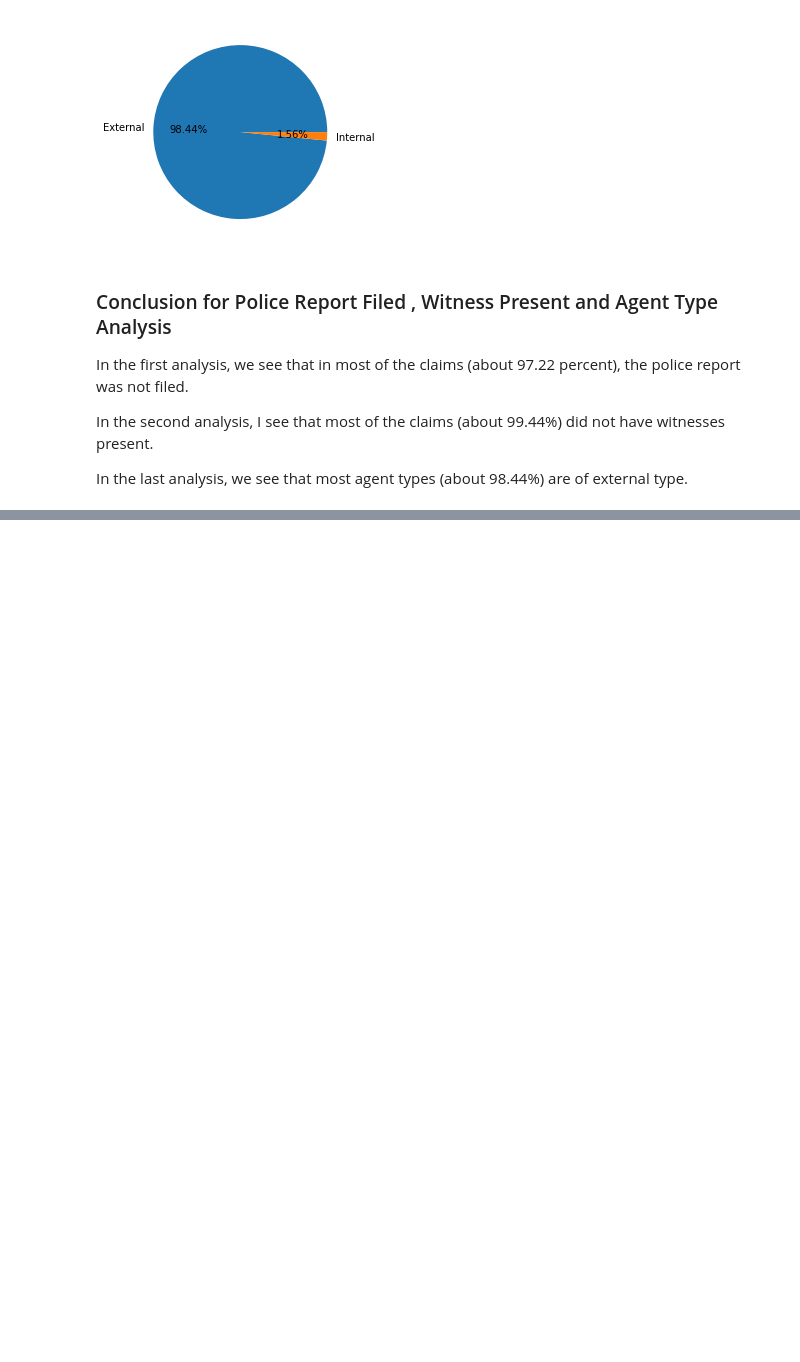
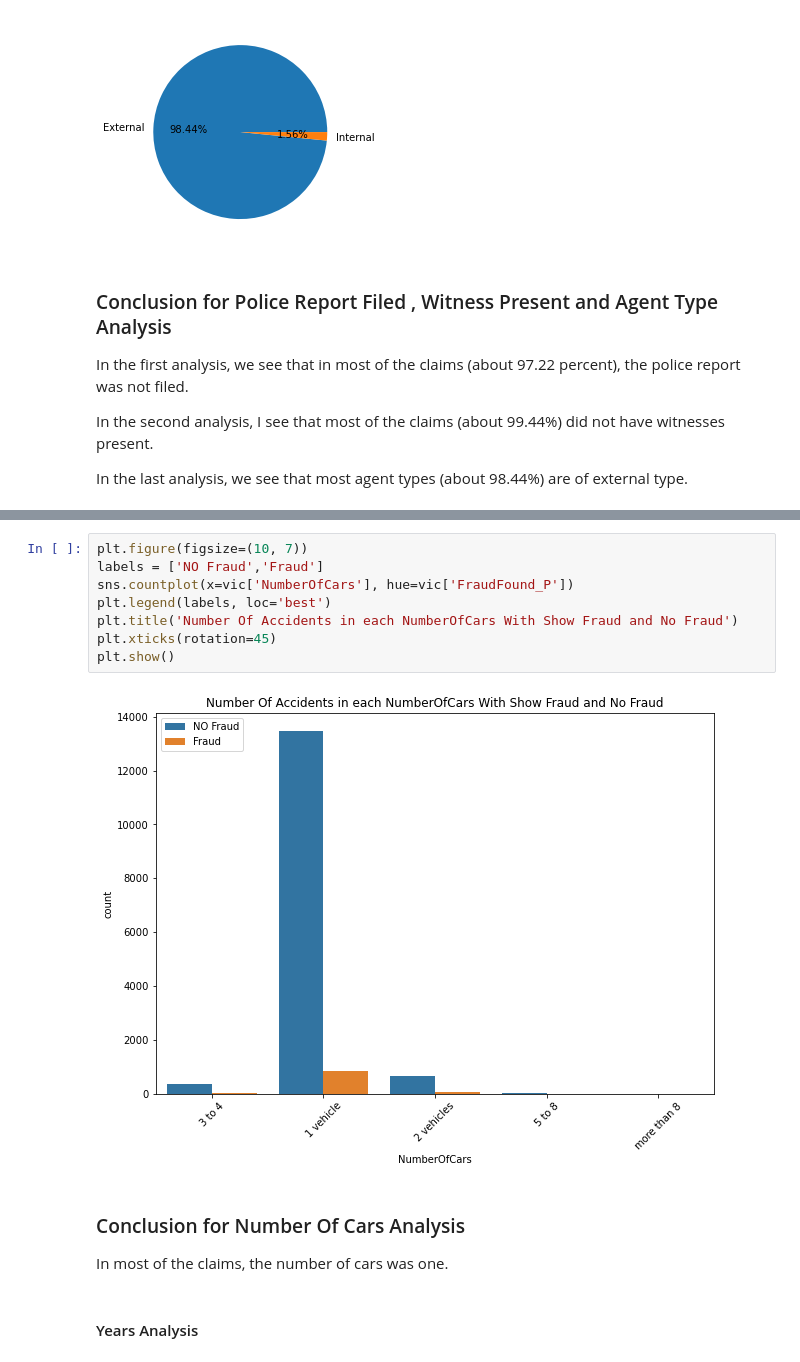
Before and after one commit to MohammadRouintan/Vehicle-Insurance-Claim-Fraud-Detection-Classification, a Jupyter notebook: VehicleInsuranceEDA.ipynb, the cells around one changed output, grey strips where cells are left out. Cells and saved outputs as stored; diff of their text form; blank space fills up the shorter version.

```diff
--- a/Vehicle Insurance.ipynb
+++ b/VehicleInsuranceEDA.ipynb
@@ -1294,0 +1331,15 @@ In the last analysis, we see that most agent types (about 98.44%) are of externa
+# %%
+plt.figure(figsize=(10, 7))
+labels = ['NO Fraud','Fraud']
+sns.countplot(x=vic['NumberOfCars'], hue=vic['FraudFound_P'])
+plt.legend(labels, loc='best')
+plt.title('Number Of Accidents in each NumberOfCars With Show Fraud and No Fraud')
+plt.xticks(rotation=45)
+plt.show()
+# %% [output]
+[figure, added]
+# %% [markdown]
+### Conclusion for Number Of Cars Analysis
+In most of the claims, the number of cars was one.
+# %% [markdown]
+#### Years Analysis
```
Also changed, not shown: parts of 9 cells of this notebook.
